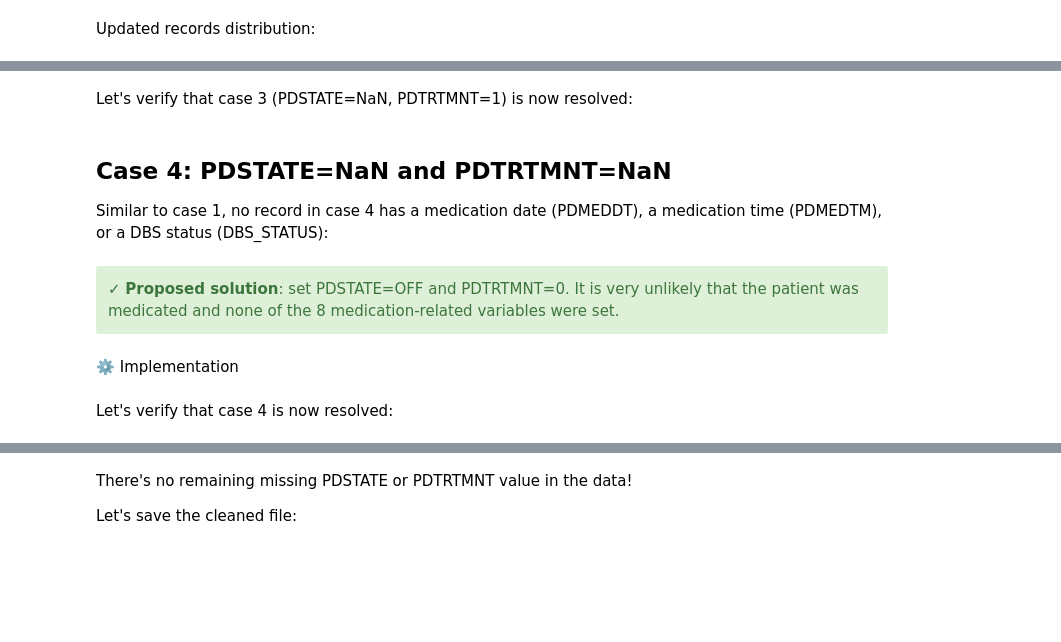
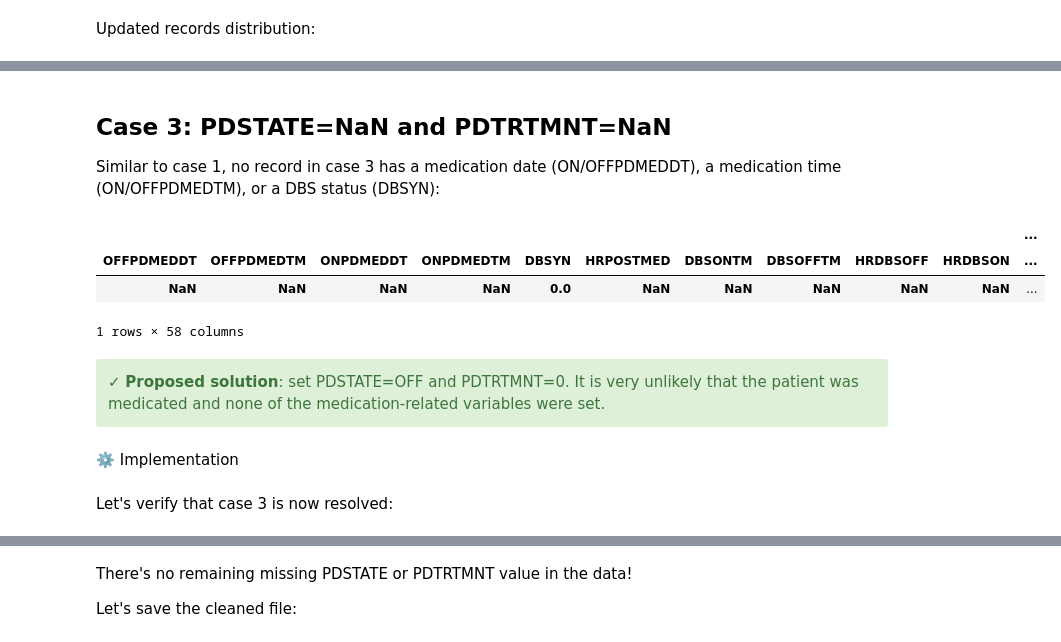
Before and after one commit to LivingPark-MRI/livingpark-utils, a Jupyter notebook: livingpark_utils/notebooks/pd_status.ipynb, the cells around one changed output, grey strips where cells are left out. Drawn from its saved outputs; the diff is of its cells as text; code cells hidden in the pictures; blank space fills up the shorter version.

```diff
--- a/livingpark_utils/notebooks/pd_status.ipynb
+++ b/livingpark_utils/notebooks/pd_status.ipynb
@@ -418,9 +373,2 @@ Number of records in case 3.b with missing EXAMTM or missing PDMEDTM:
 # %%
-len(df[case_3 & ((df["EXAMTM"].isnull()) | (df["PDMEDTM"].isnull()))])
+df = df[~(df['PDSTATE'].isnull()) | (df['PDTRTMNT']!=1)]
-# %%
-before_len = len(df)
-df.drop(
-    df[case_3 & ((df["EXAMTM"].isnull()) | (df["PDMEDTM"].isnull()))].index,
-    inplace=True,
-)
-print(f"Removed {before_len-len(df)} record(s) with missing EXAMTM or PDMEDTM")
@@ -488,9 +385,0 @@ Let's discard these records:
-# %%
-df.drop(
-    df[
-        case_3
-        & (df["EXAMTM"].apply(to_secs) - df["PDMEDTM"].apply(to_secs) < 1800)
-        & (df["EXAMTM"].apply(to_secs) - df["PDMEDTM"].apply(to_secs) >= 0)
-    ].index,
-    inplace=True,
-)
@@ -577,5 +385,0 @@ Let's remove these records.
-# %%
-df.drop(
-    df[case_3 & (df["EXAMTM"].apply(to_secs) < df["PDMEDTM"].apply(to_secs))].index,
-    inplace=True,
-)
@@ -584,2 +385,0 @@ case_3 = (df["PDSTATE"].isnull()) & (df["PDTRTMNT"] == 1)
-# %% [markdown]
-Let's verify that case 3 (PDSTATE=NaN, PDTRTMNT=1) is now resolved:
@@ -588,26 +386,33 @@ df.groupby(["PDSTATE", "PDTRTMNT"], dropna=False)[["REC_ID"]].count()
 # %% [markdown]
-## Case 4: PDSTATE=NaN and PDTRTMNT=NaN
+## Case 3: PDSTATE=NaN and PDTRTMNT=NaN
 
-Similar to case 1, no record in case 4 has a medication date (PDMEDDT), a medication time (PDMEDTM), or
-a DBS status (DBS_STATUS):
+Similar to case 1, no record in case 3 has a medication date (ON/OFFPDMEDDT), a medication time (ON/OFFPDMEDTM), or
+a DBS status (DBSYN):
 # %%
-case_4 = df[(df["PDSTATE"].isnull()) & (df["PDTRTMNT"].isnull())]
-case_4.groupby(
+case_3 = df[(df["PDSTATE"].isnull()) & (df["PDTRTMNT"].isnull())]
+case_3.groupby(
     [
-        "PDMEDDT",
-        "PDMEDTM",
-        "DBS_STATUS",
+        "OFFPDMEDDT",
+        "OFFPDMEDTM",
+        "ONPDMEDDT",
+        "ONPDMEDTM",
+        "DBSYN",
         "HRPOSTMED",
         "DBSONTM",
         "DBSOFFTM",
         "HRDBSOFF",
         "HRDBSON",
     ],
     dropna=False,
 ).count()
+# %% [output]
+|  |  |  |  |  |  |  |  |  |  | ... |
+| OFFPDMEDDT | OFFPDMEDTM | ONPDMEDDT | ONPDMEDTM | DBSYN | HRPOSTMED | DBSONTM | DBSOFFTM | HRDBSOFF | HRDBSON | ... |
+| NaN | NaN | NaN | NaN | 0.0 | NaN | NaN | NaN | NaN | NaN | ... |
+1 rows × 58 columns
 # %% [markdown]
 <div class="alert alert-block alert-success">
-    	&#10003; <b>Proposed solution</b>: set PDSTATE=OFF and PDTRTMNT=0. It is very unlikely that the patient was medicated and none of the 8 medication-related variables were set.
+    	&#10003; <b>Proposed solution</b>: set PDSTATE=OFF and PDTRTMNT=0. It is very unlikely that the patient was medicated and none of the medication-related variables were set.
 </div>
 # %% [markdown]
 ⚙️ Implementation
@@ -617,4 +422,4 @@ df_1.loc[(df["PDSTATE"].isnull()) & (df["PDTRTMNT"].isnull()), "PDSTATE"] = "OFF
 df_1.loc[(df["PDSTATE"].isnull()) & (df["PDTRTMNT"].isnull()), "PDTRTMNT"] = 0
 df = df_1
 # %% [markdown]
-Let's verify that case 4 is now resolved:
+Let's verify that case 3 is now resolved:
```
Also changed, not shown: parts of 128 cells of this notebook.
